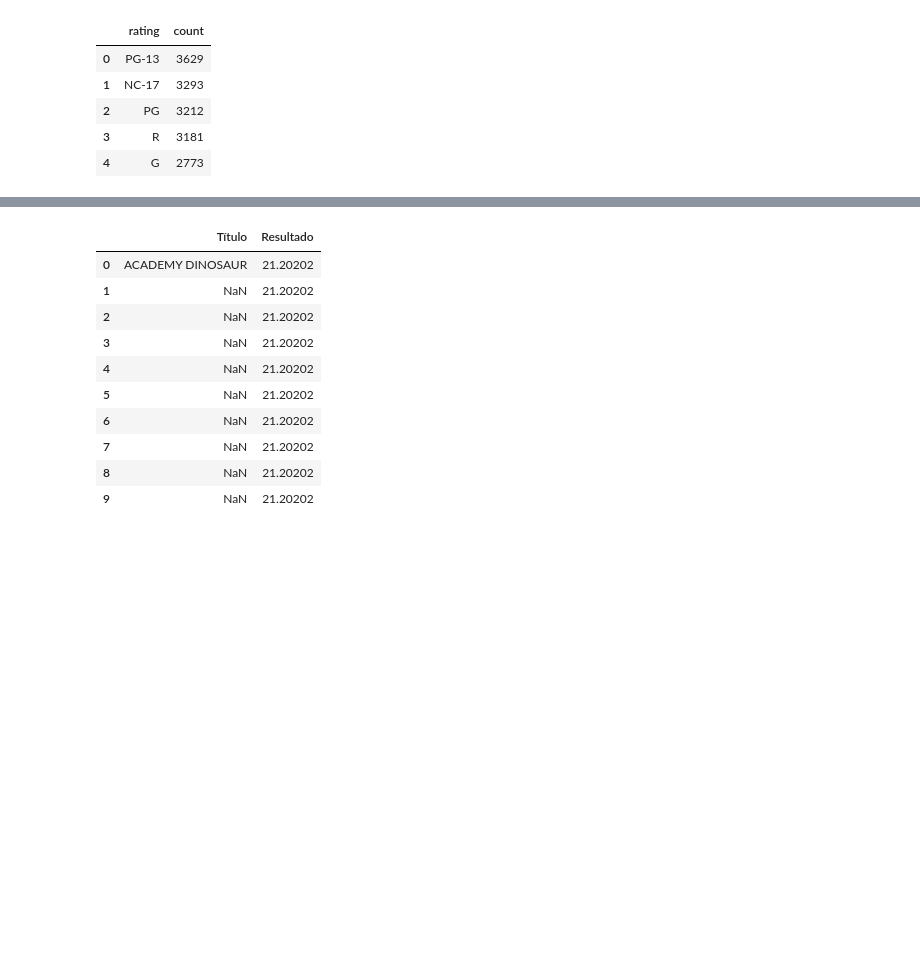
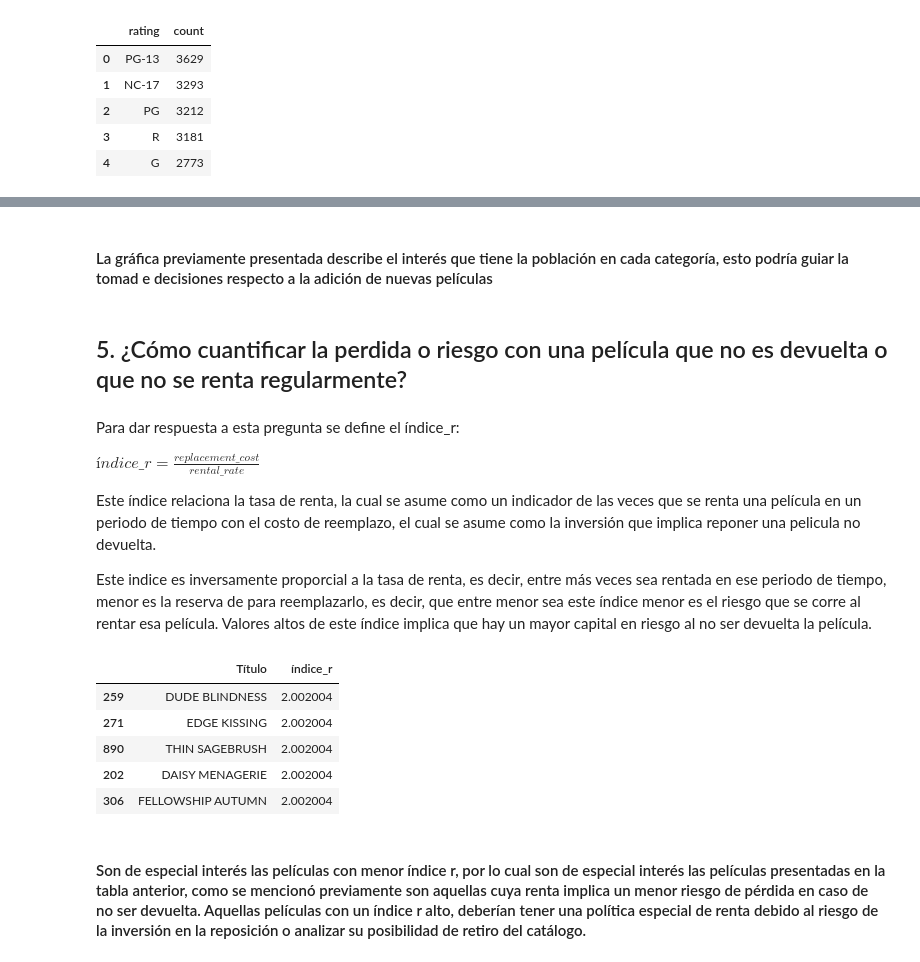
Before and after one commit to JorgeIvanSepulvedaH/quind_test, a Jupyter notebook: EDA.ipynb, the cells around one changed output, grey strips where cells are left out. Cells and saved outputs as stored; diff of their text form; code cells hidden in the pictures; blank space fills up the shorter version.

```diff
--- a/EDA.ipynb
+++ b/EDA.ipynb
@@ -134,19 +133,31 @@ df_unique.size
+# %% [markdown]
+#### La gráfica previamente presentada describe el interés que tiene la población en cada categoría, esto podría guiar la tomad e decisiones respecto a la adición de nuevas películas
+# %% [markdown]
+## 5. ¿Cómo cuantificar la perdida o riesgo con una película que no es devuelta o que no se renta regularmente?
+# %% [markdown]
+Para dar respuesta a esta pregunta se define el índice_r:
+
+$índice\_r = \frac{replacement\_cost}{rental\_rate}$
+
+Este índice relaciona la tasa de renta, la cual se asume como un indicador de las veces que se renta una película en un periodo de tiempo con el costo de reemplazo, el cual se asume como la inversión que implica reponer una pelicula no devuelta.
+
+Este indice es inversamente proporcial a la tasa de renta, es decir, entre más veces sea rentada en ese periodo de tiempo, menor es la reserva de para reemplazarlo, es decir, que entre menor sea este índice menor es el riesgo que se corre al rentar esa película. Valores altos de este índice implica que hay un mayor capital en riesgo al no ser devuelta la película.
+# %%
+file = 'df_film_processed.xlsx'
+df_film_clean = pd.read_excel(file)
 # %%
 df_nuevo = pd.DataFrame({
-    'Título': df_unique[' title'],  # Opcional: Mantener otras columnas
-    'Resultado': df[' replacement_cost'] / df[' rental_rate']  # División de columnas
+    'Título': df_film_clean[' title'],
+    'índice_r': df_film_clean[' replacement_cost'] / df_film_clean[' rental_rate']
 })
 
-df_nuevo.head(10)
+df_nuevo.sort_values(by='índice_r', ascending=True).head(5)
 # %% [output]
-|  | Título | Resultado |
-| 0 | ACADEMY DINOSAUR | 21.20202 |
-| 1 | NaN | 21.20202 |
-| 2 | NaN | 21.20202 |
-| 3 | NaN | 21.20202 |
-| 4 | NaN | 21.20202 |
-| 5 | NaN | 21.20202 |
-| 6 | NaN | 21.20202 |
-| 7 | NaN | 21.20202 |
-| 8 | NaN | 21.20202 |
-| 9 | NaN | 21.20202 |
+|  | Título | índice_r |
+| 259 | DUDE BLINDNESS | 2.002004 |
+| 271 | EDGE KISSING | 2.002004 |
+| 890 | THIN SAGEBRUSH | 2.002004 |
+| 202 | DAISY MENAGERIE | 2.002004 |
+| 306 | FELLOWSHIP AUTUMN | 2.002004 |
+# %% [markdown]
+#### Son de especial interés las películas con menor índice r, por lo cual son de especial interés las películas presentadas en la tabla anterior, como se mencionó previamente son aquellas cuya renta implica un menor riesgo de pérdida en caso de no ser devuelta. Aquellas películas con un índice r alto, deberían tener una política especial de renta debido al riesgo de la inversión en la reposición o analizar su posibilidad de retiro del catálogo.
```
Also changed, not shown: parts of 20 cells of this notebook, 5 other files.
